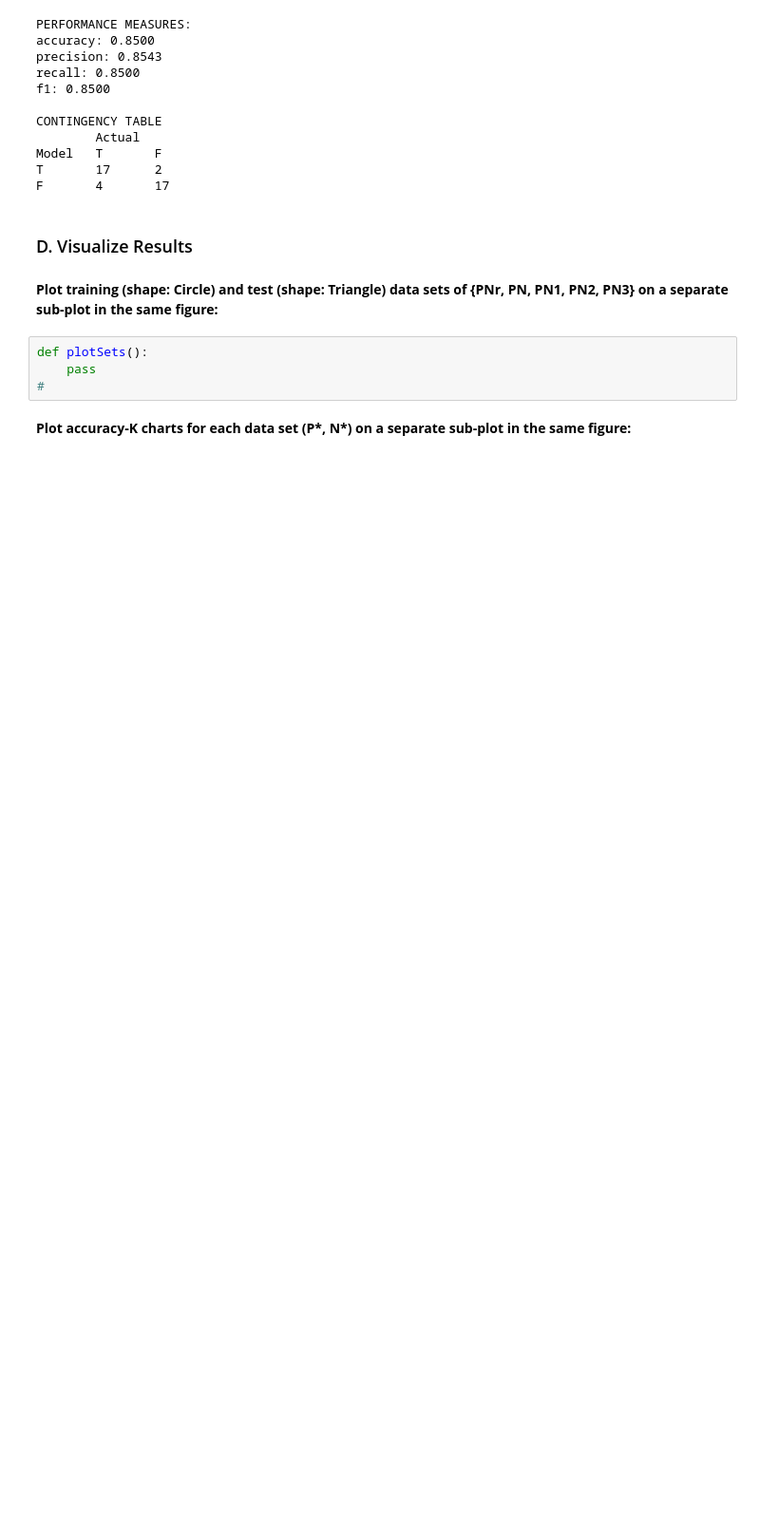
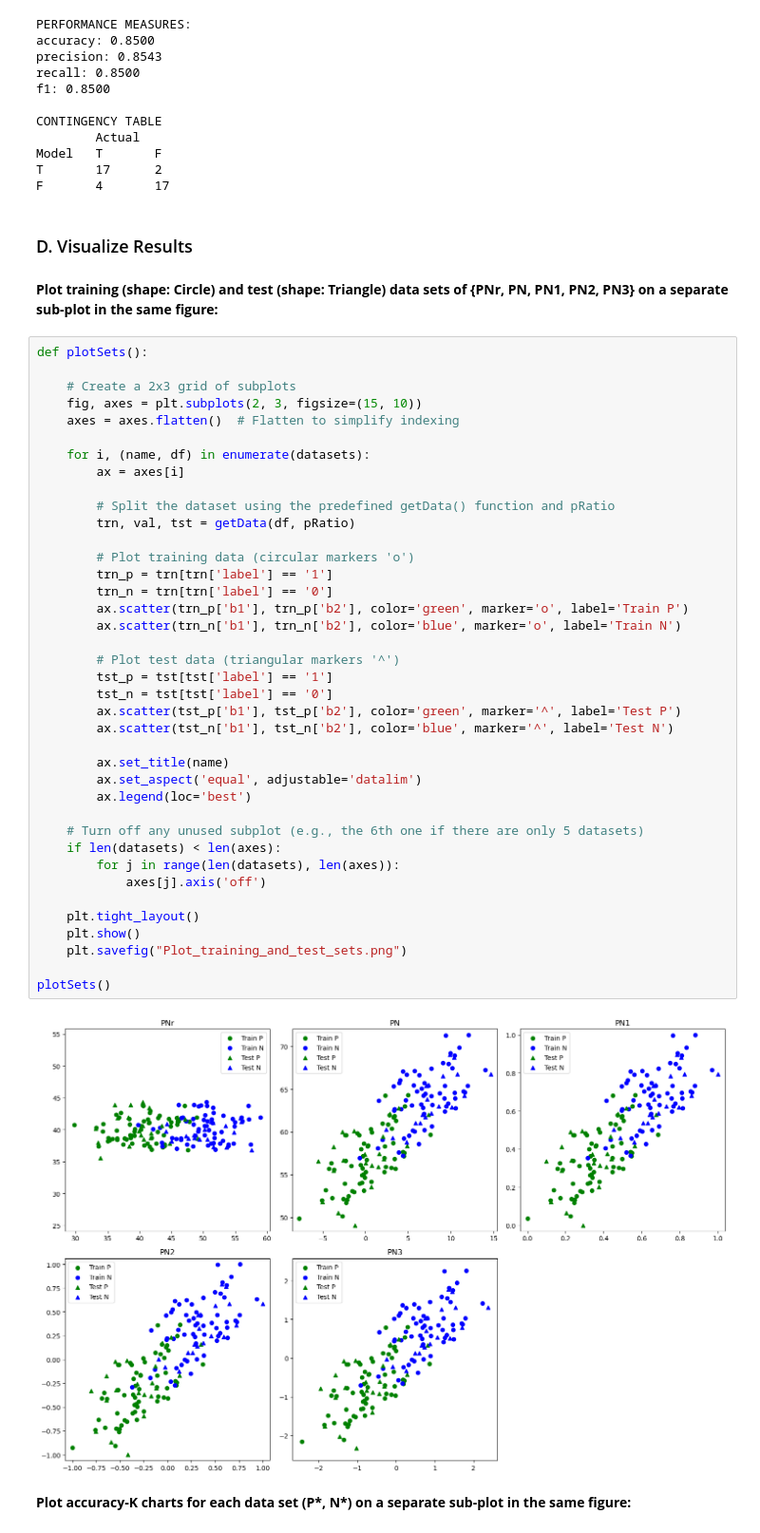
Before and after one commit to arlemoine/cmps470_circuit_breakers, a Jupyter notebook: Challenge_1/C1_2.ipynb, the cells around one changed output. Shown at 95% size. Drawn from its saved outputs; the diff is of its cells as text; blank space fills up the shorter version.

```diff
--- a/Challenge_1/C1_2.ipynb
+++ b/Challenge_1/C1_2.ipynb
@@ -450,9 +484,46 @@ F       4       17
 ### D. Visualize Results
 # %% [markdown]
 <b>Plot training (shape: Circle) and test (shape: Triangle) data sets of {PNr, PN, PN1, PN2, PN3} on a separate sub-plot in the same figure:</b>
-# %%
-def plotSets():
-    pass
-#
+# %%
+def plotSets():
+
+    # Create a 2x3 grid of subplots
+    fig, axes = plt.subplots(2, 3, figsize=(15, 10))
+    axes = axes.flatten()  # Flatten to simplify indexing
+
+    for i, (name, df) in enumerate(datasets):
+        ax = axes[i]
+
+        # Split the dataset using the predefined getData() function and pRatio
+        trn, val, tst = getData(df, pRatio)
+
+        # Plot training data (circular markers 'o')
+        trn_p = trn[trn['label'] == '1']
+        trn_n = trn[trn['label'] == '0']
+        ax.scatter(trn_p['b1'], trn_p['b2'], color='green', marker='o', label='Train P')
+        ax.scatter(trn_n['b1'], trn_n['b2'], color='blue', marker='o', label='Train N')
+
+        # Plot test data (triangular markers '^')
+        tst_p = tst[tst['label'] == '1']
+        tst_n = tst[tst['label'] == '0']
+        ax.scatter(tst_p['b1'], tst_p['b2'], color='green', marker='^', label='Test P')
+        ax.scatter(tst_n['b1'], tst_n['b2'], color='blue', marker='^', label='Test N')
+
+        ax.set_title(name)
+        ax.set_aspect('equal', adjustable='datalim')
+        ax.legend(loc='best')
+
+    # Turn off any unused subplot (e.g., the 6th one if there are only 5 datasets)
+    if len(datasets) < len(axes):
+        for j in range(len(datasets), len(axes)):
+            axes[j].axis('off')
+
+    plt.tight_layout()
+    plt.show()
+    plt.savefig("Plot_training_and_test_sets.png")
+
+plotSets()
+# %% [output]
+[figure, added]
 # %% [markdown]
 <b>Plot accuracy-K charts for each data set (P\*, N\*) on a separate sub-plot in the same figure:</b>
```
Also changed, not shown: parts of 6 cells of this notebook.
